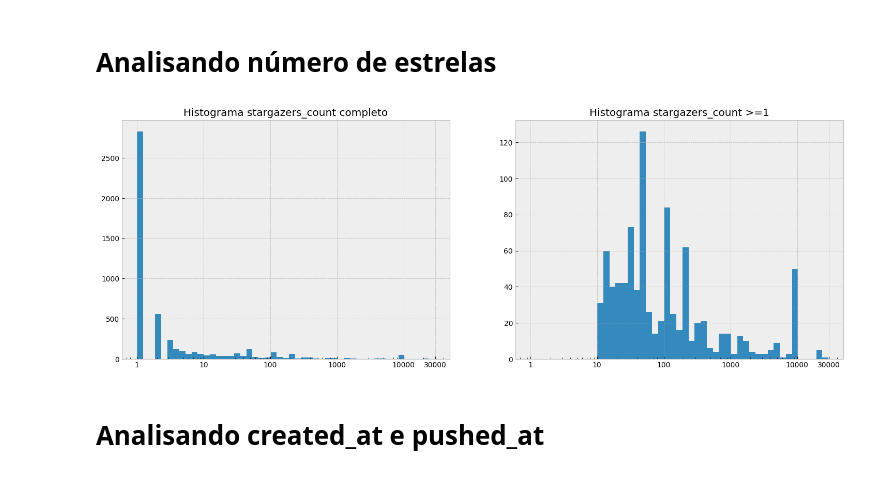
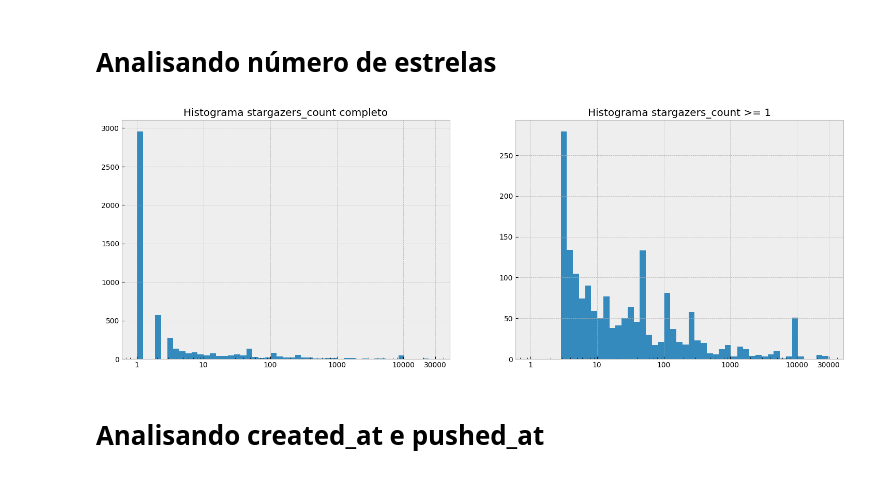
Before and after one commit to xisberto/hpa_usage, a Jupyter notebook: hpa_usage.ipynb, the cells around one changed output. Cells and saved outputs as stored; diff of their text form; code cells hidden in the pictures.

```diff
--- a/hpa_usage.ipynb
+++ b/hpa_usage.ipynb
@@ -433,7 +475,7 @@ partial_results/2025-02-23T21:14:45-phase2.csv
 print("Todos os resultados")
 print(items_details['stargazers_count'].describe())
 
-min_stars = 10
+min_stars = 1
 print(f"\nMínimo de {min_stars} estrelas")
 filter_min_stars = items_details[items_details['stargazers_count'] > min_stars]
 print(filter_min_stars['stargazers_count'].describe())
@@ -468,28 +510,28 @@ print(f"{filter_min_stars['repo_name'].unique().shape[0]} repositórios únicos"
 # %%
 plt.style.use('bmh')
 fig, axes = plt.subplots(1, 2, figsize=(18, 6))
 
 data_full = items_details['stargazers_count']
 data_filter = filter_min_stars['stargazers_count']
 
 bins_full = np.logspace(0, np.log10(data_full.max() + 1), 50)
 bins_filter = np.logspace(0, np.log10(data_filter.max() + 1), 50)
 
 ticks = [1, 10, 100, 1000, 10000, 30000]
 
 axes[0].hist(data_full + 1, bins=bins_full)
 axes[0].set_xscale('log')
 axes[0].set_xticks(ticks, ticks)
 axes[0].set_title("Histograma stargazers_count completo")
 
 axes[1].hist(data_filter + 1, bins=bins_filter)
 axes[1].set_xscale('log')
 axes[1].set_xticks(ticks, ticks)
-axes[1].set_title("Histograma stargazers_count >=1")
+axes[1].set_title(f"Histograma stargazers_count >= {min_stars}")
 
 plt.show()
 # %% [output]
-[figure, old version]
+[figure, new version]
 # %% [markdown]
 # Analisando created_at e pushed_at
 # %%
```
Also changed, not shown: parts of 24 cells of this notebook, 2 other files.
